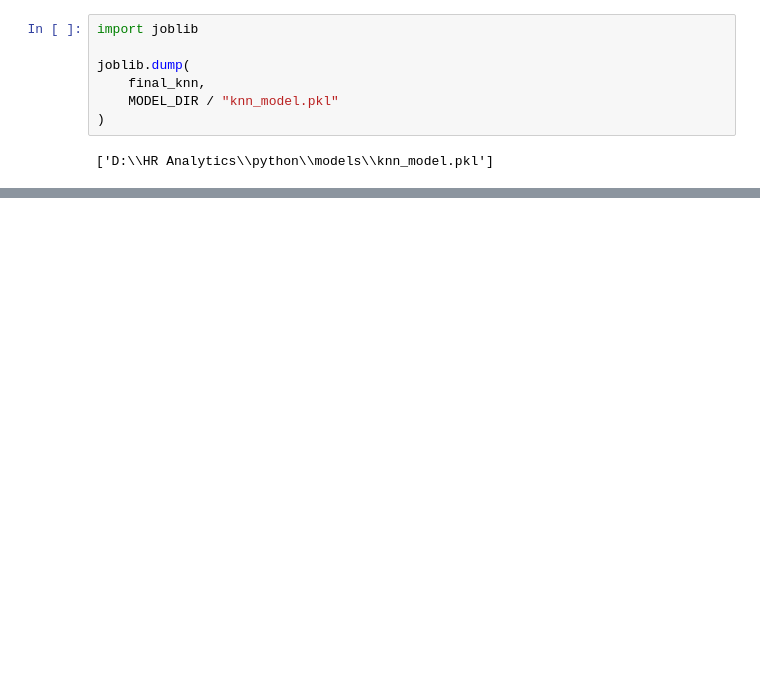
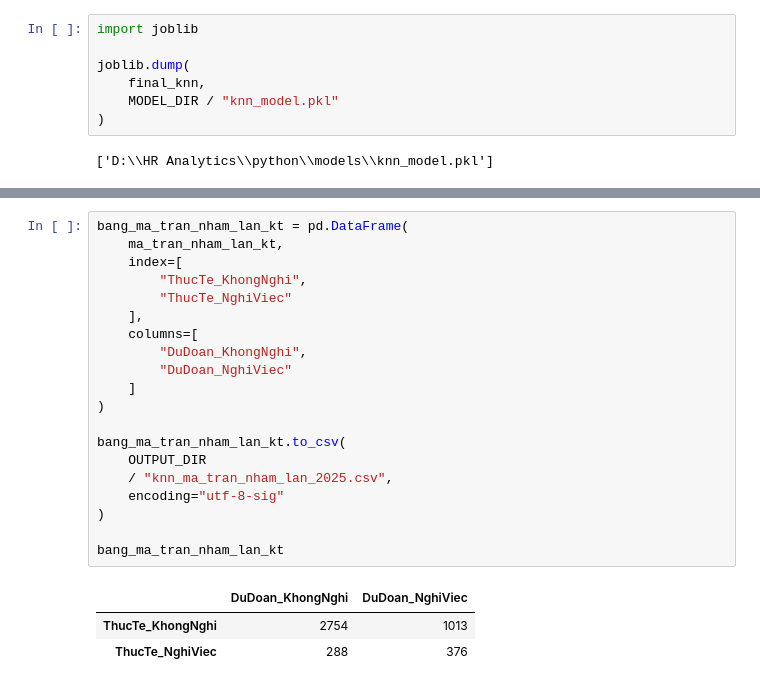
Before and after one commit to thanhbinh2505/employee-attrition-analytics, a Jupyter notebook: python/notebooks/03_knn.ipynb, the cells around one changed output, grey strips where cells are left out. Cells and saved outputs as stored; diff of their text form; blank space fills up the shorter version.

```diff
--- a/python/notebooks/03_knn.ipynb
+++ b/python/notebooks/03_knn.ipynb
@@ -745,0 +860,24 @@ joblib.dump(
+# %%
+bang_ma_tran_nham_lan_kt = pd.DataFrame(
+    ma_tran_nham_lan_kt,
+    index=[
+        "ThucTe_KhongNghi",
+        "ThucTe_NghiViec"
+    ],
+    columns=[
+        "DuDoan_KhongNghi",
+        "DuDoan_NghiViec"
+    ]
+)
+
+bang_ma_tran_nham_lan_kt.to_csv(
+    OUTPUT_DIR
+    / "knn_ma_tran_nham_lan_2025.csv",
+    encoding="utf-8-sig"
+)
+
+bang_ma_tran_nham_lan_kt
+# %% [output]
+|  | DuDoan_KhongNghi | DuDoan_NghiViec |
+| ThucTe_KhongNghi | 2754 | 1013 |
+| ThucTe_NghiViec | 288 | 376 |
```
Also changed, not shown: parts of 7 cells of this notebook, 6 other files.
